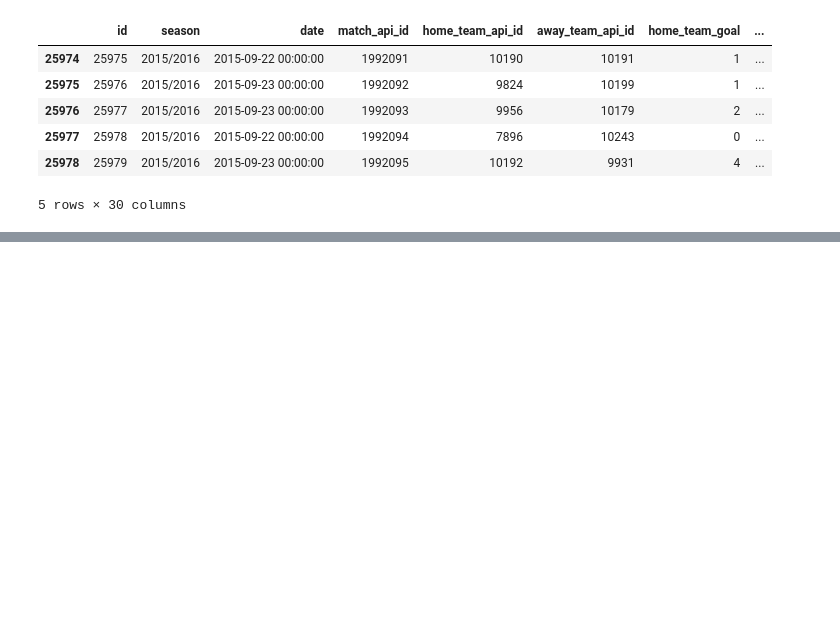
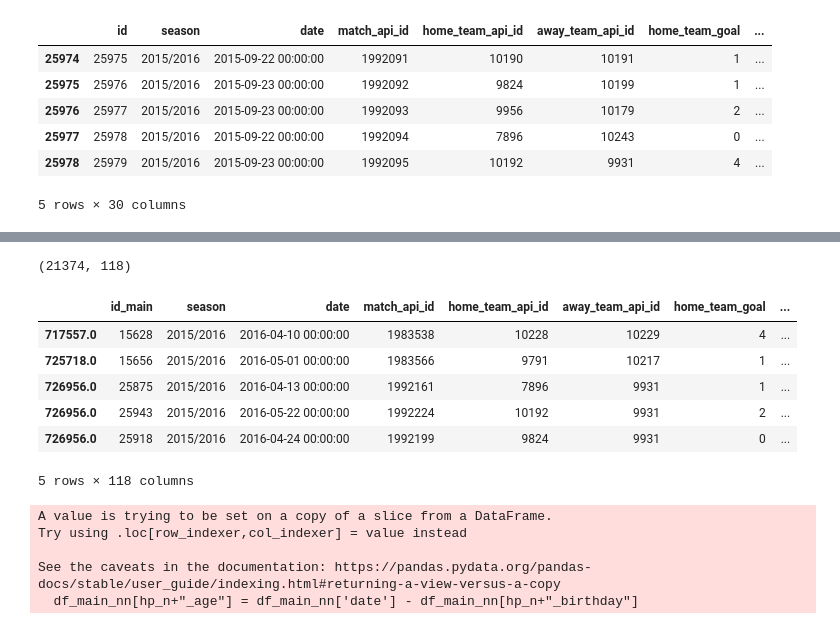
Before and after one commit to mannanrehbari/ml-project-soccer-analysis, a Jupyter notebook: soccer-analysis.ipynb, the cells around one changed output, grey strips where cells are left out. Drawn from its saved outputs; the diff is of its cells as text; code cells hidden in the pictures; blank space fills up the shorter version.

```diff
--- a/soccer-analysis.ipynb
+++ b/soccer-analysis.ipynb
@@ -221,0 +232,26 @@ df_main.tail()
+# %%
+no_nans = df_main[~df_main.isnull().any(axis=1)]
+print(no_nans.shape)
+no_nans.tail()
+# %% [output]
+(21374, 118)
+|  | id_main | season | date | match_api_id | home_team_api_id | away_team_api_id | home_team_goal | ... |
+| 717557.0 | 15628 | 2015/2016 | 2016-04-10 00:00:00 | 1983538 | 10228 | 10229 | 4 | ... |
+| 725718.0 | 15656 | 2015/2016 | 2016-05-01 00:00:00 | 1983566 | 9791 | 10217 | 1 | ... |
+| 726956.0 | 25875 | 2015/2016 | 2016-04-13 00:00:00 | 1992161 | 7896 | 9931 | 1 | ... |
+| 726956.0 | 25943 | 2015/2016 | 2016-05-22 00:00:00 | 1992224 | 10192 | 9931 | 2 | ... |
+| 726956.0 | 25918 | 2015/2016 | 2016-04-24 00:00:00 | 1992199 | 9824 | 9931 | 0 | ... |
+5 rows × 118 columns
+# %%
+# calculate age
+df_main_nn = no_nans
+hp = 'home_player_'
+for i in range(1, 12):
+    hp_n = hp+str(i)
+    df_main_nn[hp_n+"_age"] = df_main_nn['date'] - df_main_nn[hp_n+"_birthday"]
+# %% [output]
+A value is trying to be set on a copy of a slice from a DataFrame.
+Try using .loc[row_indexer,col_indexer] = value instead
+
+See the caveats in the documentation: https://pandas.pydata.org/pandas-docs/stable/user_guide/indexing.html#returning-a-view-versus-a-copy
+  df_main_nn[hp_n+"_age"] = df_main_nn['date'] - df_main_nn[hp_n+"_birthday"]
```
Also changed, not shown: parts of 14 cells of this notebook.
